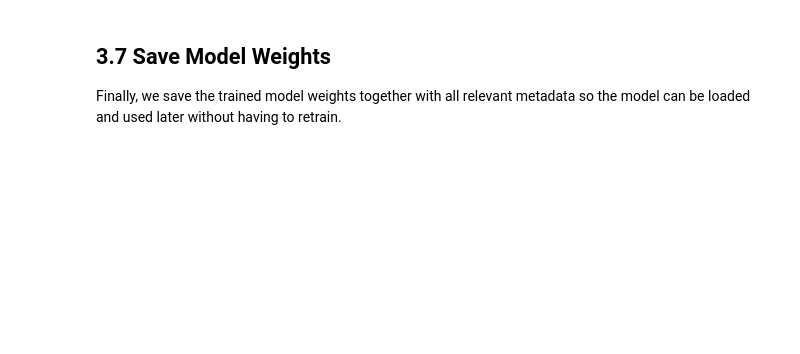
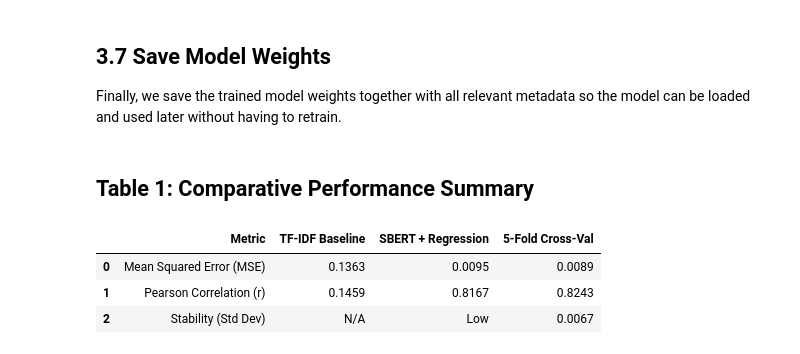
Before and after one commit to alexandermanzl/NLP_Project, a Jupyter notebook: nlp_project.ipynb, the cells around one changed output. Drawn from its saved outputs; the diff is of its cells as text; code cells hidden in the pictures; blank space fills up the shorter version.

```diff
--- a/nlp_project.ipynb
+++ b/nlp_project.ipynb
@@ -504,3 +702,20 @@ torch.save({
 }, "sbert_regression_model.pt")
 
 print("Model and metadata saved to sbert_regression_model.pt")
+# %% [markdown]
+## Table 1: Comparative Performance Summary
+# %%
+results_data = {
+    "Metric": ["Mean Squared Error (MSE)", "Pearson Correlation (r)", "Stability (Std Dev)"],
+    "TF-IDF Baseline": [0.1363, 0.1459, "N/A"],
+    "SBERT + Regression": [0.0095, 0.8167, "Low"],
+    "5-Fold Cross-Val": [0.0089, 0.8243, 0.0067]
+}
+
+df_results = pd.DataFrame(results_data)
+df_results
+# %% [output]
+|  | Metric | TF-IDF Baseline | SBERT + Regression | 5-Fold Cross-Val |
+| 0 | Mean Squared Error (MSE) | 0.1363 | 0.0095 | 0.0089 |
+| 1 | Pearson Correlation (r) | 0.1459 | 0.8167 | 0.8243 |
+| 2 | Stability (Std Dev) | N/A | Low | 0.0067 |
```
Also changed, not shown: parts of 24 cells of this notebook, 3 other files.
